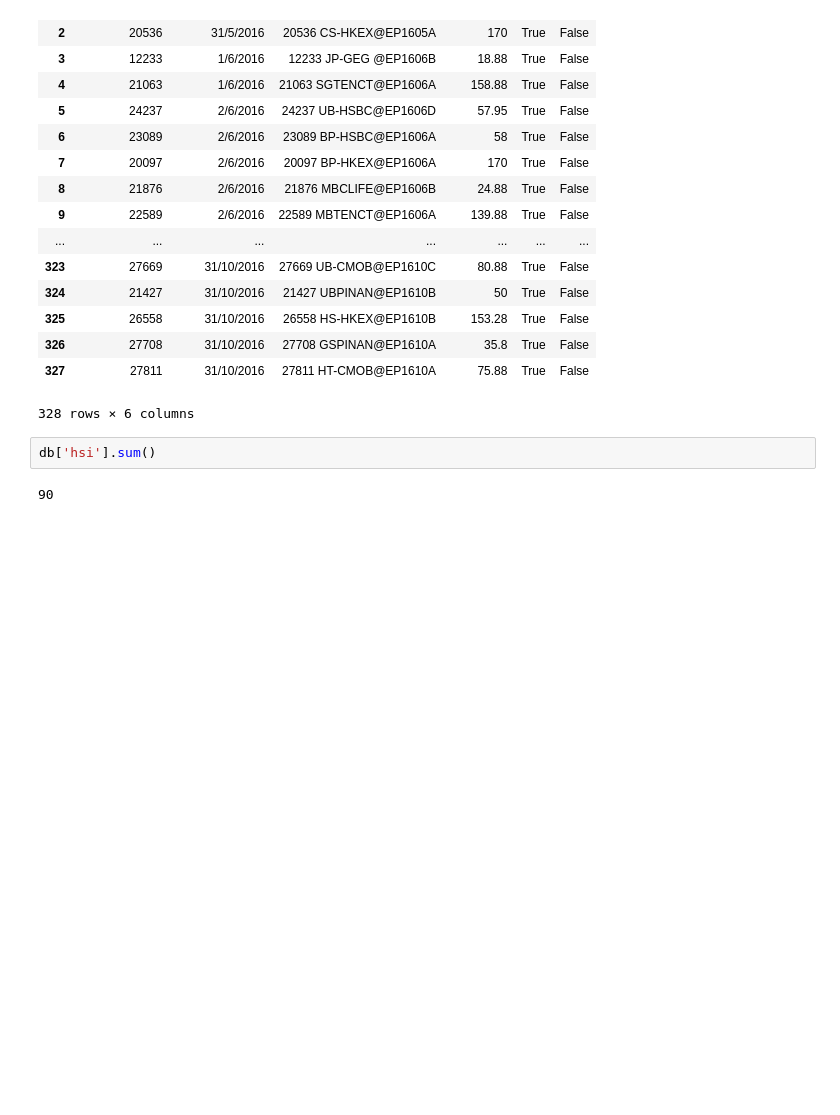
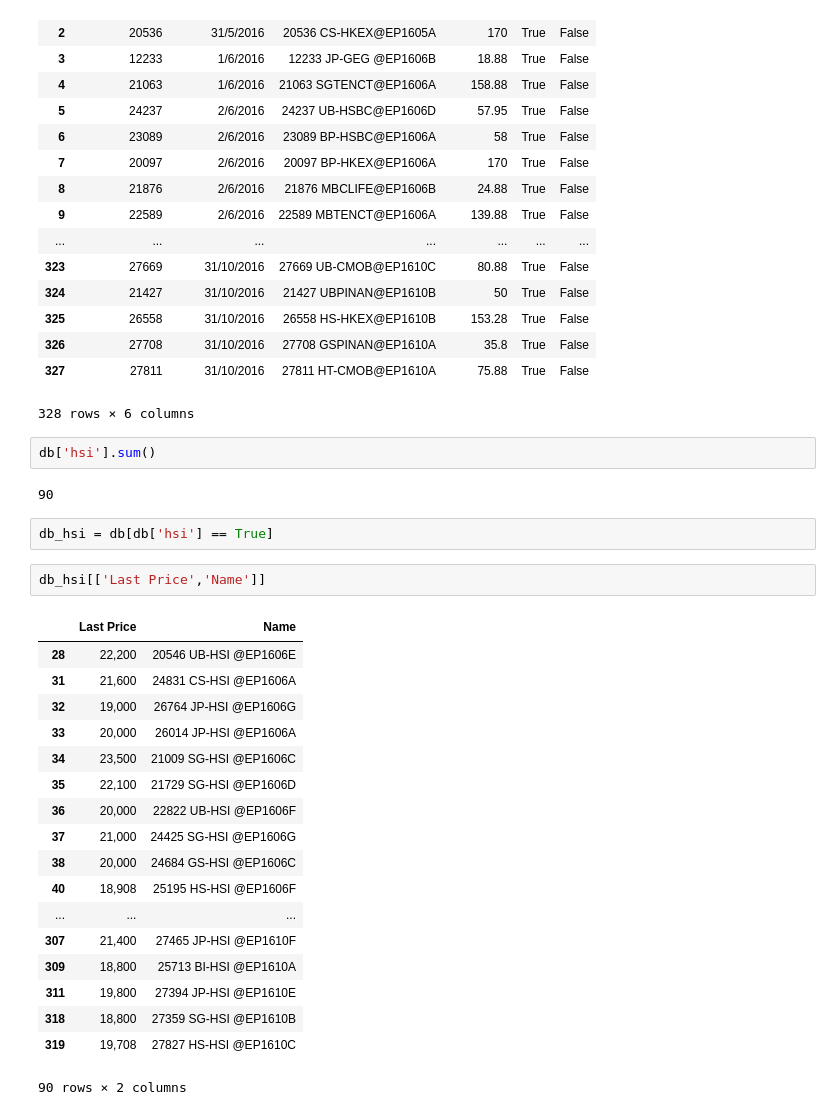
Before and after one commit to kitomicms/kitomicms.github.io, a Jupyter notebook: notebook/Options/option database.ipynb, the cells around one changed output. Saved outputs shown, nothing was run; the diff lists cells and outputs as text; blank space fills up the shorter version.

```diff
--- a/notebook/Options/option database.ipynb
+++ b/notebook/Options/option database.ipynb
@@ -95,3 +95,26 @@ db
 db['hsi'].sum()
 # %% [output]
 90
+# %%
+db_hsi = db[db['hsi'] == True]
+# %%
+db_hsi[['Last Price','Name']]
+# %% [output]
+|  | Last Price | Name |
+| 28 | 22,200 | 20546 UB-HSI @EP1606E |
+| 31 | 21,600 | 24831 CS-HSI @EP1606A |
+| 32 | 19,000 | 26764 JP-HSI @EP1606G |
+| 33 | 20,000 | 26014 JP-HSI @EP1606A |
+| 34 | 23,500 | 21009 SG-HSI @EP1606C |
+| 35 | 22,100 | 21729 SG-HSI @EP1606D |
+| 36 | 20,000 | 22822 UB-HSI @EP1606F |
+| 37 | 21,000 | 24425 SG-HSI @EP1606G |
+| 38 | 20,000 | 24684 GS-HSI @EP1606C |
+| 40 | 18,908 | 25195 HS-HSI @EP1606F |
+| ... | ... | ... |
+| 307 | 21,400 | 27465 JP-HSI @EP1610F |
+| 309 | 18,800 | 25713 BI-HSI @EP1610A |
+| 311 | 19,800 | 27394 JP-HSI @EP1610E |
+| 318 | 18,800 | 27359 SG-HSI @EP1610B |
+| 319 | 19,708 | 27827 HS-HSI @EP1610C |
+90 rows × 2 columns
```
Also changed, not shown: parts of 1 cell of this notebook, 1 other file.
